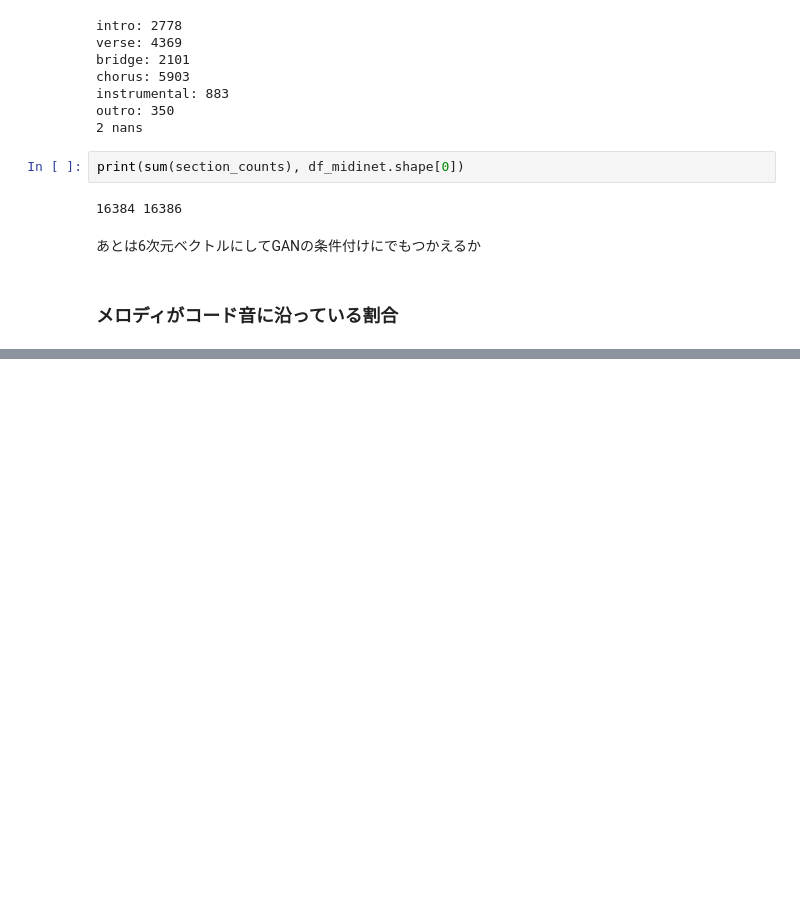
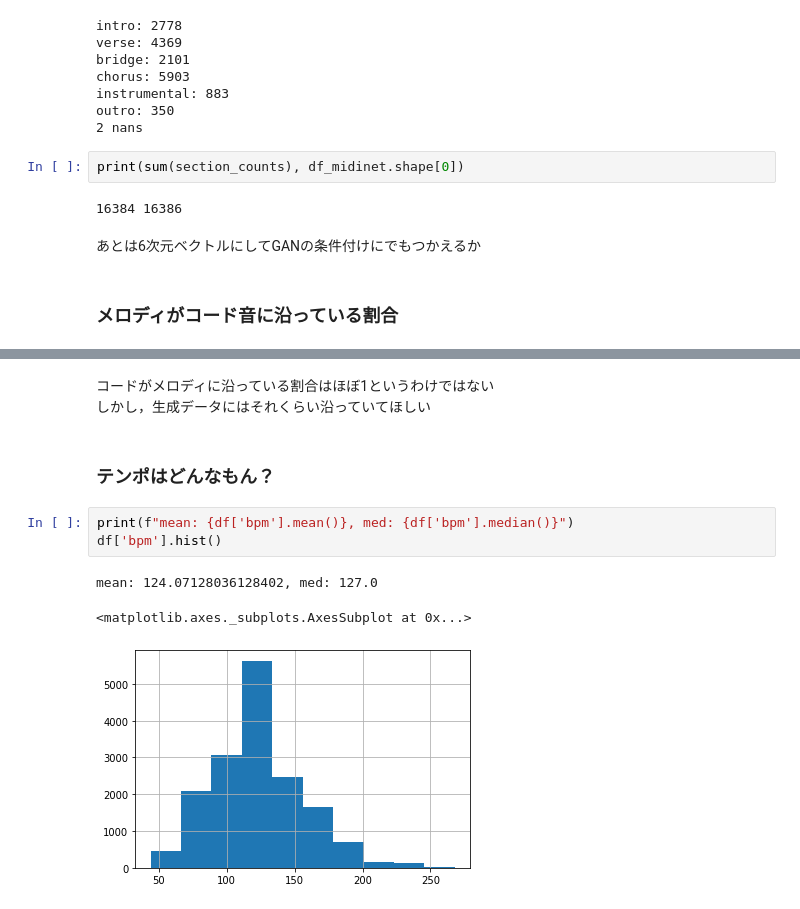
Before and after one commit to fuurin/midi, a Jupyter notebook: TheoryTabAnalysis.ipynb, the cells around one changed output, grey strips where cells are left out. Saved outputs shown, nothing was run; the diff lists cells and outputs as text; blank space fills up the shorter version.

```diff
--- a/TheoryTabAnalysis.ipynb
+++ b/TheoryTabAnalysis.ipynb
@@ -244,0 +259,12 @@ df['on_chord_rate'].hist()
+# %% [markdown]
+コードがメロディに沿っている割合はほぼ1というわけではない
+しかし，生成データにはそれくらい沿っていてほしい
+# %% [markdown]
+### テンポはどんなもん？
+# %%
+print(f"mean: {df['bpm'].mean()}, med: {df['bpm'].median()}")
+df['bpm'].hist()
+# %% [output]
+mean: 124.07128036128402, med: 127.0
+<matplotlib.axes._subplots.AxesSubplot at 0x...>
+[figure, added]
```
Also changed, not shown: parts of 7 cells of this notebook, 1 other file.
